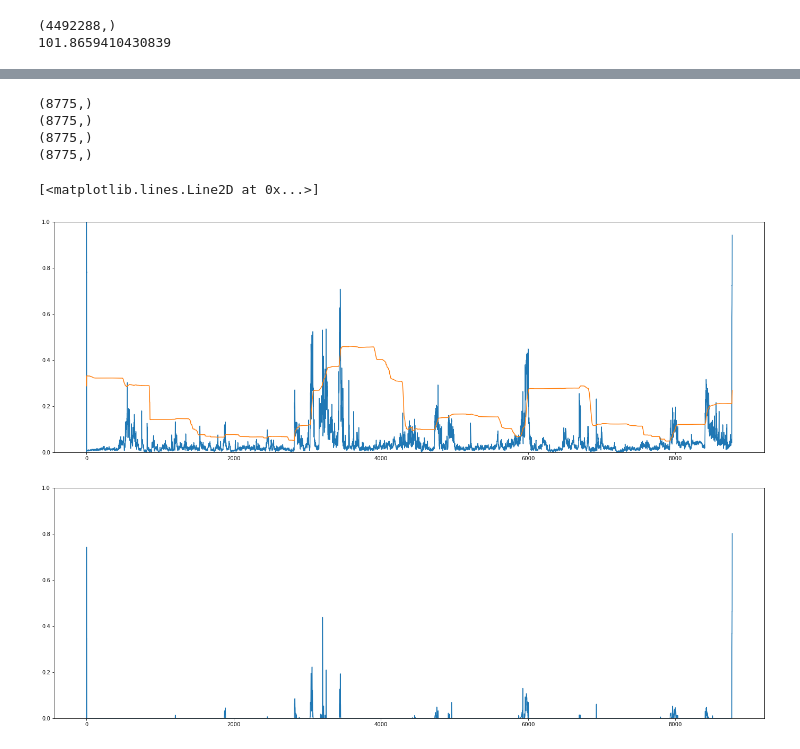
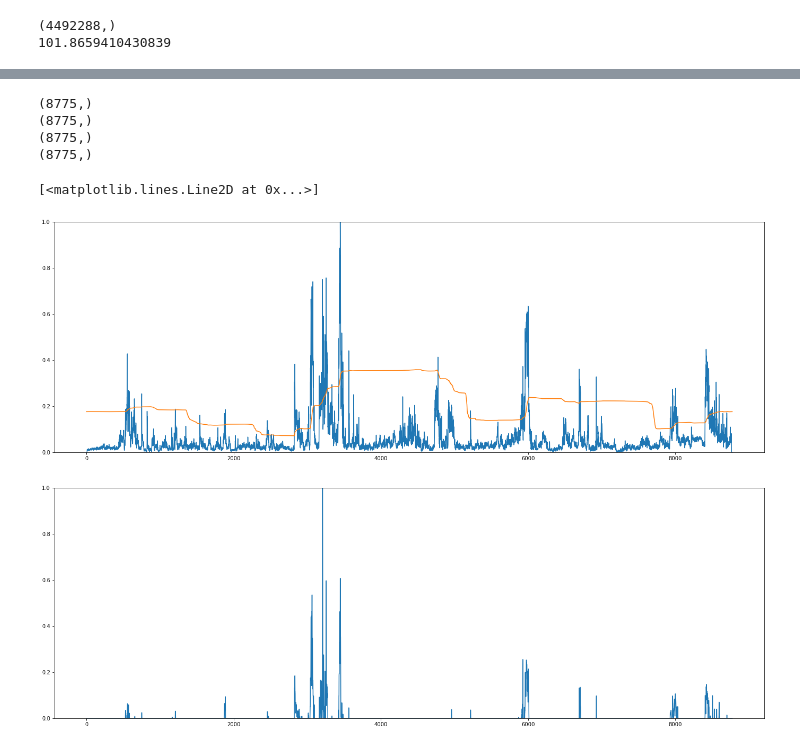
Before and after one commit to DevTae/PsychoAcousticsAnalysis, a Jupyter notebook: PsychoAcousticAnalysis3.ipynb, the cells around one changed output, grey strips where cells are left out. Cells and saved outputs as stored; diff of their text form; code cells hidden in the pictures.

```diff
--- a/PsychoAcousticAnalysis3.ipynb
+++ b/PsychoAcousticAnalysis3.ipynb
@@ -40,7 +40,7 @@ print(a_weighting)
  -2.49144227e+00]
 # %%
 # adaptive threshold algorithm
-def get_adaptive_threshold(values, sr: int = 44100, n_fft: int = 2048, multiple: float = 3, time_in_seconds: float = 10):
+def get_adaptive_threshold(values, sr: int = 44100, n_fft: int = 2048, multiple: float = 2, time_in_seconds: float = 20):
     index = int(time_in_seconds * sr / (n_fft // 4))
     thresholds = np.array([ (sum(values[i-index+1:i]) if i-index+1 >= 0 else sum(list(values[i-index+1:]) + list(values[:i]))) / index for i in range(0, len(values)) ]) \
                + multiple * np.array([ (np.std(values[i-index+1:i]) if i-index+1 >= 0 else np.std(list(values[i-index+1:]) + list(values[:i]))) for i in range(0, len(values))])
@@ -205,6 +242,8 @@ sharpness = np.abs(sharpness) ** 2 # power of loudness
 sharpness = sharpness / loudness
 sharpness[np.isnan(sharpness)] = 0
 sharpness = np.sum(sharpness, axis=0)
+sharpness[:10] = 0
+sharpness[len(sharpness) - 10:] = 0
 
 max_sharpness = 1.0
 min_sharpness = -1.0
@@ -230,6 +269,15 @@ window_size_divided = window_size // 2
 sharpness_result = np.array([ np.max(sharpness_result[(i-window_size_divided if i-window_size_divided >= 0 else 0):(i+window_size_divided if i+window_size_divided < len(sharpness_result) else len(sharpness_result))]) for i in range(0, len(sharpness_result)) ])
 sharpness_result[np.isnan(sharpness_result)] = 0
 sharpness_result[sharpness_result < 0] = 0
+
+# 최대 최소 설정
+max_sharpness_result = 1.0
+min_sharpness_result = -1.0
+max_value = np.max(np.abs(sharpness_result))
+
+if max_value_result > 0:
+    sharpness_result = sharpness_result * (max_sharpness_result / max_value)
+
 print(sharpness_result.shape)
 
 # 그래프 출력
@@ -273,6 +321,8 @@ booming = np.abs(booming) ** 2 # power of loudness
 booming = booming / ((42.48 + 0.14176) * loudness)
 booming[np.isnan(booming)] = 0
 booming = np.sum(booming, axis=0)
+booming[:10] = 0
+booming[len(booming) - 10:] = 0
 
 max_booming = 1.0
 min_booming = -1.0
@@ -287,35 +337,44 @@ print(booming.shape)
 thresholds = get_adaptive_threshold(booming)
 print(thresholds.shape)
 
 # threshold 를 상회하는 값 booming_result 계산
 booming_result = booming - thresholds
 print(booming_result.shape)
 
 # max window function 적용
 window_time_length = 0.025 # 0.025초만큼 window 자르기
 window_size = get_index_from_time(window_time_length)
 window_size_divided = window_size // 2
 booming_result = np.array([ np.max(sharpness_result[(i-window_size_divided if i-window_size_divided >= 0 else 0):(i+window_size_divided if i+window_size_divided < len(booming_result) else len(booming_result))]) for i in range(0, len(booming_result)) ])
 booming_result[np.isnan(booming_result)] = 0
 booming_result[booming_result < 0] = 0
+
+# 최대 최소 설정
+max_booming_result = 1.0
+min_booming_result = -1.0
+max_value = np.max(np.abs(booming_result))
+
+if max_value > 0:
+    booming_result = booming_result * (max_booming_result / max_value)
+
 print(booming_result.shape)
 
 # 그래프 출력
 plt.figure(figsize=(24, 8))
 plt.ylim(0, 1)
 plt.plot(booming)
 plt.plot(thresholds)
 plt.figure(figsize=(24, 8))
 plt.ylim(0, 1)
 plt.plot(booming_result)
 # %% [output]
 (8775,)
 (8775,)
 (8775,)
 (8775,)
 [<matplotlib.lines.Line2D at 0x...>]
-[figure, old version]
+[figure, new version]
-[figure, old version]
+[figure, new version]
 # %%
 # 오디오 이벤트 계산
 audio_events = list()
```
Also changed, not shown: parts of 6 cells of this notebook, 2 other files.
